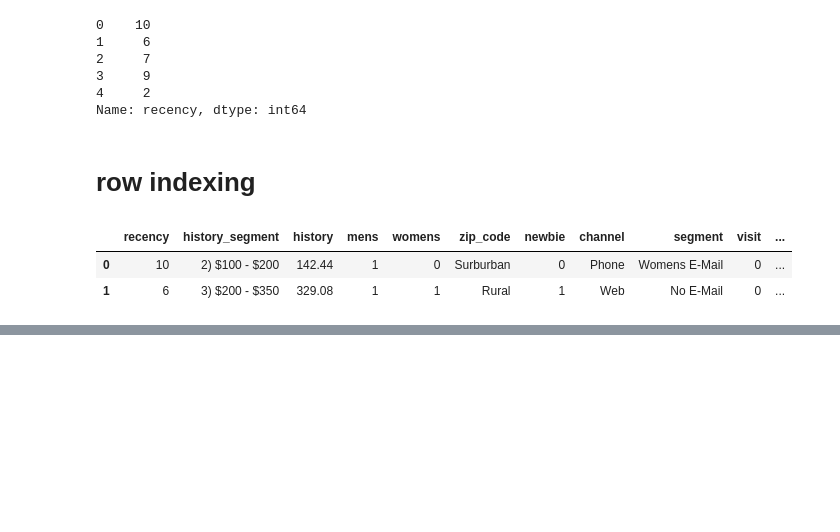
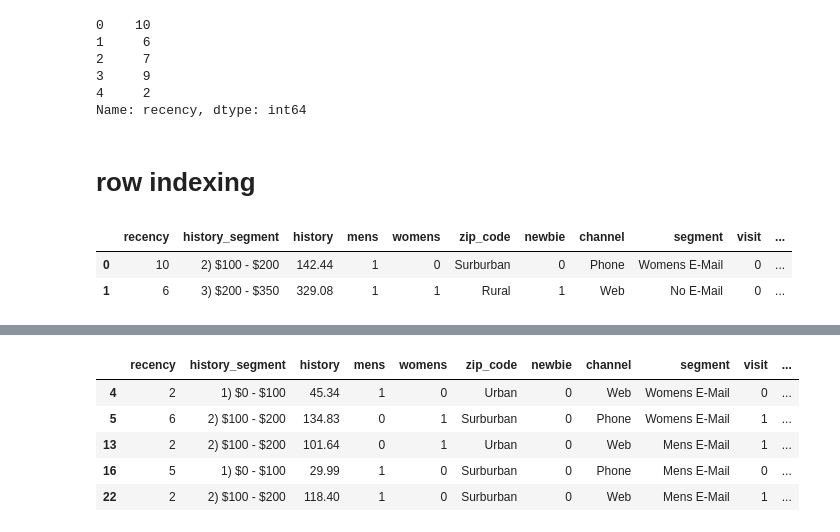
Before and after one commit to rbk2145/edx-Microsoft--DAT210x, a Jupyter notebook: DAT210x-master/Module2/Module2- Practice.ipynb, the cells around one changed output, grey strips where cells are left out. Saved outputs shown, nothing was run; the diff lists cells and outputs as text; code cells hidden in the pictures; blank space fills up the shorter version.

```diff
--- a/DAT210x-master/Module2/Module2- Practice.ipynb
+++ b/DAT210x-master/Module2/Module2- Practice.ipynb
@@ -80,0 +107,9 @@ df[0:2].head()
+# %%
+df[ (df.recency < 7) & (df.newbie == 0) ].head()
+# %% [output]
+|  | recency | history_segment | history | mens | womens | zip_code | newbie | channel | segment | visit | ... |
+| 4 | 2 | 1) $0 - $100 | 45.34 | 1 | 0 | Urban | 0 | Web | Womens E-Mail | 0 | ... |
+| 5 | 6 | 2) $100 - $200 | 134.83 | 0 | 1 | Surburban | 0 | Phone | Womens E-Mail | 1 | ... |
+| 13 | 2 | 2) $100 - $200 | 101.64 | 0 | 1 | Urban | 0 | Web | Mens E-Mail | 1 | ... |
+| 16 | 5 | 1) $0 - $100 | 29.99 | 1 | 0 | Surburban | 0 | Phone | Mens E-Mail | 0 | ... |
+| 22 | 2 | 2) $100 - $200 | 118.40 | 1 | 0 | Surburban | 0 | Web | Mens E-Mail | 1 | ... |
```
Also changed, not shown: parts of 6 cells of this notebook.
